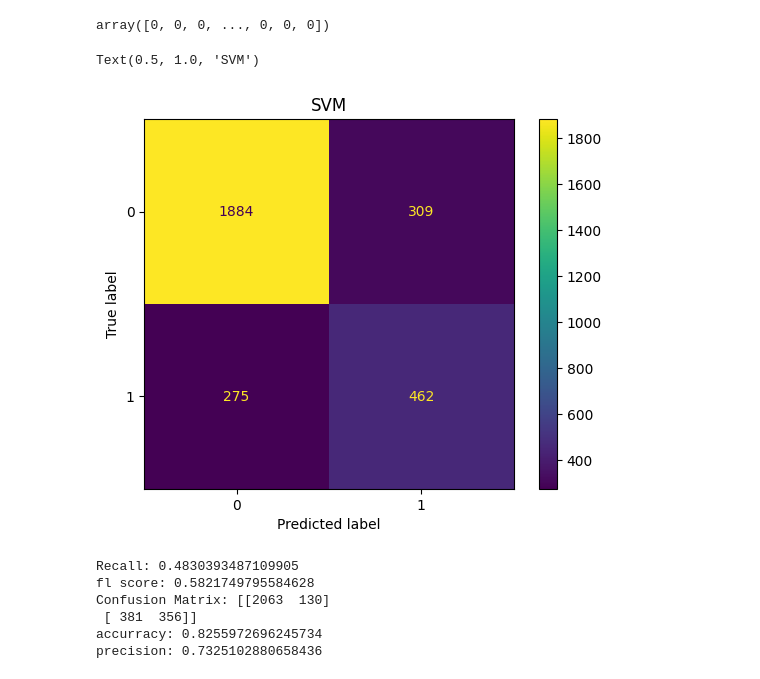
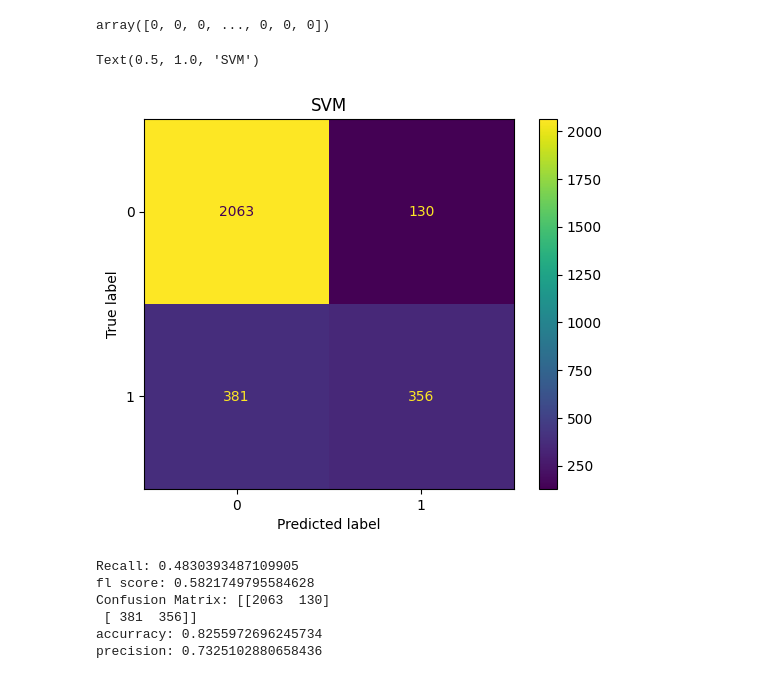
Before and after one commit to Uchebuzz/Machine-Learning-Models, a Jupyter notebook: Workshop #3.ipynb, the cells around one changed output. Saved outputs shown, nothing was run; the diff lists cells and outputs as text; code cells hidden in the pictures.

```diff
--- a/Workshop #3.ipynb
+++ b/Workshop #3.ipynb
@@ -364,13 +364,13 @@ y_pred5
 # %% [output]
 array([0, 0, 0, ..., 0, 0, 0])
 # %%
-cm = confusion_matrix(y_test, y_pred5, labels = SVM.classes_)
+cm4 = confusion_matrix(y_test, y_pred5, labels = SVM.classes_)
 disp = ConfusionMatrixDisplay (confusion_matrix = cm4,display_labels = SVM.classes_)
 disp.plot()
 plt.title("SVM")
 # %% [output]
 Text(0.5, 1.0, 'SVM')
-[figure, old version]
+[figure, new version]
 # %%
 accuracy = accuracy_score(y_test, y_pred5)
 precision = precision_score(y_test, y_pred5)
```
Also changed, not shown: parts of 13 cells of this notebook, 1 other file.
